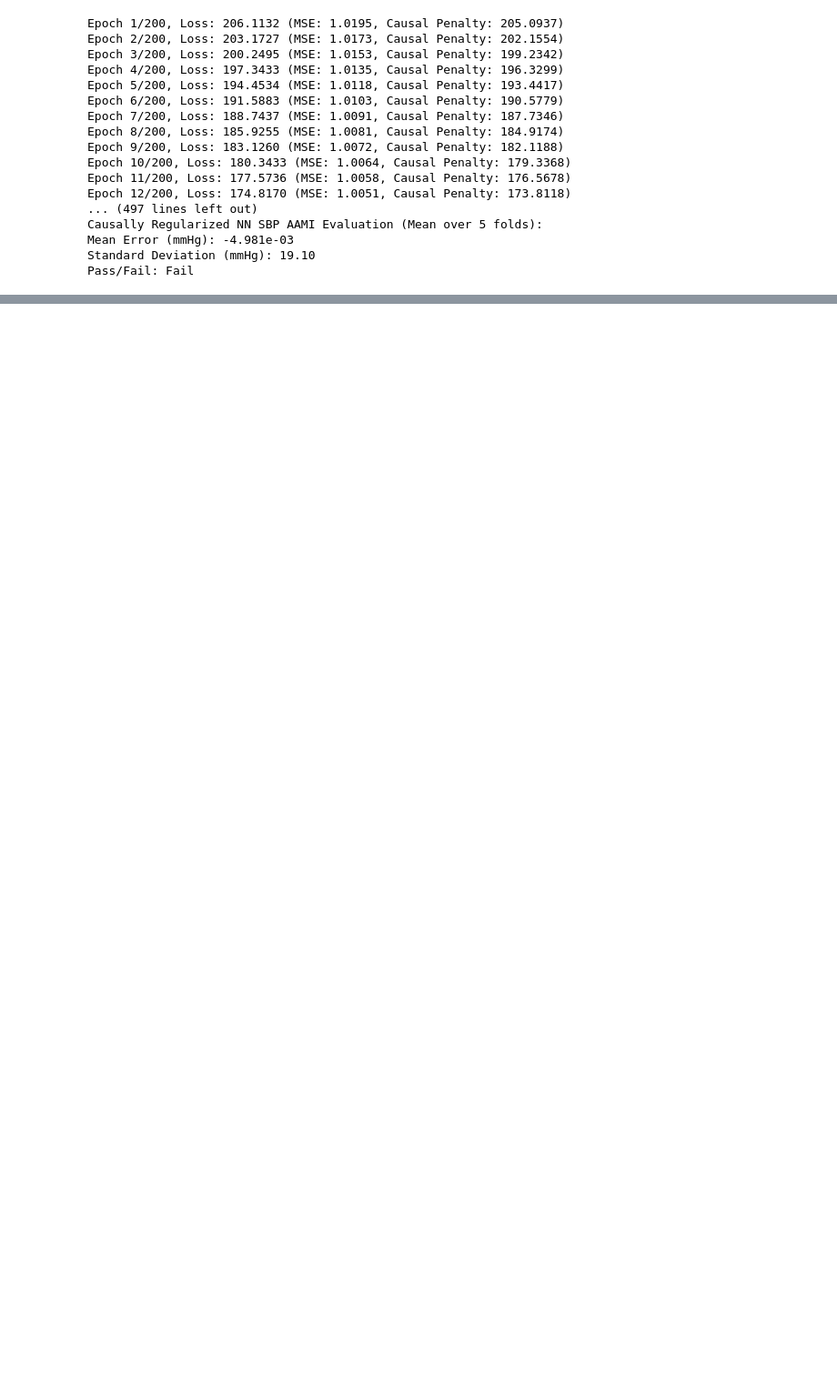
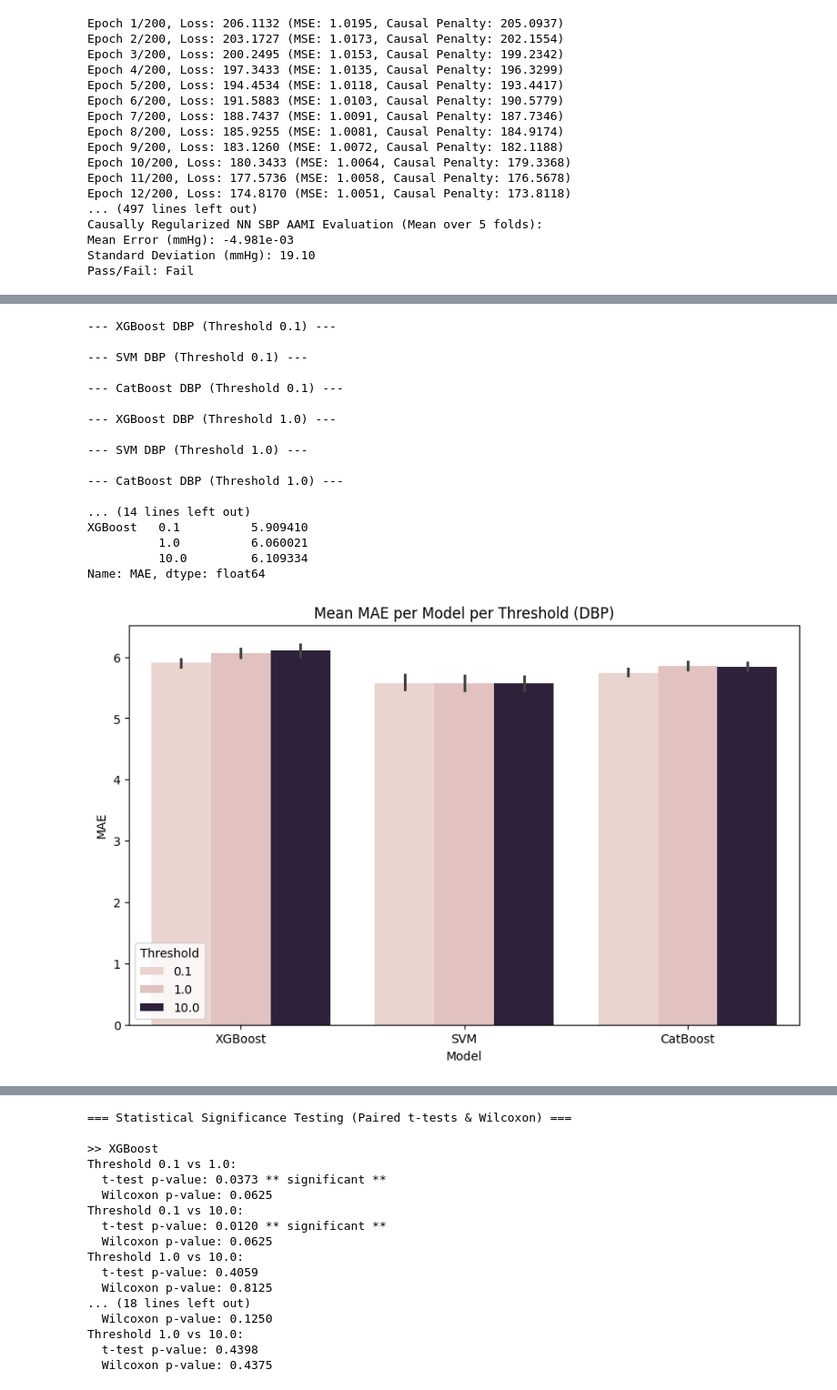
Before and after one commit to AniruthAnanth/CuffLessBloodPressureEstimation, a Jupyter notebook: main.ipynb, the cells around one changed output, grey strips where cells are left out. Shown at 91% size. Saved outputs shown, nothing was run; the diff lists cells and outputs as text; code cells hidden in the pictures; blank space fills up the shorter version.

```diff
--- a/main.ipynb
+++ b/main.ipynb
@@ -882,0 +1146,21 @@ Pass/Fail: Fail
+# %%
+run_ablation_test(treatment_effects_dbp_df, dbp.values, "DBP")
+# %% [output]
+--- XGBoost DBP (Threshold 0.1) ---
+
+--- SVM DBP (Threshold 0.1) ---
+
+--- CatBoost DBP (Threshold 0.1) ---
+
+--- XGBoost DBP (Threshold 1.0) ---
+
+--- SVM DBP (Threshold 1.0) ---
+
+--- CatBoost DBP (Threshold 1.0) ---
+
+... (14 lines left out)
+XGBoost   0.1          5.909410
+          1.0          6.060021
+          10.0         6.109334
+Name: MAE, dtype: float64
+[figure, added]
@@ -882,0 +1170,17 @@ Pass/Fail: Fail
+=== Statistical Significance Testing (Paired t-tests & Wilcoxon) ===
+
+>> XGBoost
+Threshold 0.1 vs 1.0:
+  t-test p-value: 0.0373 ** significant **
+  Wilcoxon p-value: 0.0625
+Threshold 0.1 vs 10.0:
+  t-test p-value: 0.0120 ** significant **
+  Wilcoxon p-value: 0.0625
+Threshold 1.0 vs 10.0:
+  t-test p-value: 0.4059
+  Wilcoxon p-value: 0.8125
+... (18 lines left out)
+  Wilcoxon p-value: 0.1250
+Threshold 1.0 vs 10.0:
+  t-test p-value: 0.4398
+  Wilcoxon p-value: 0.4375
```
Also changed, not shown: parts of 9 cells of this notebook.
